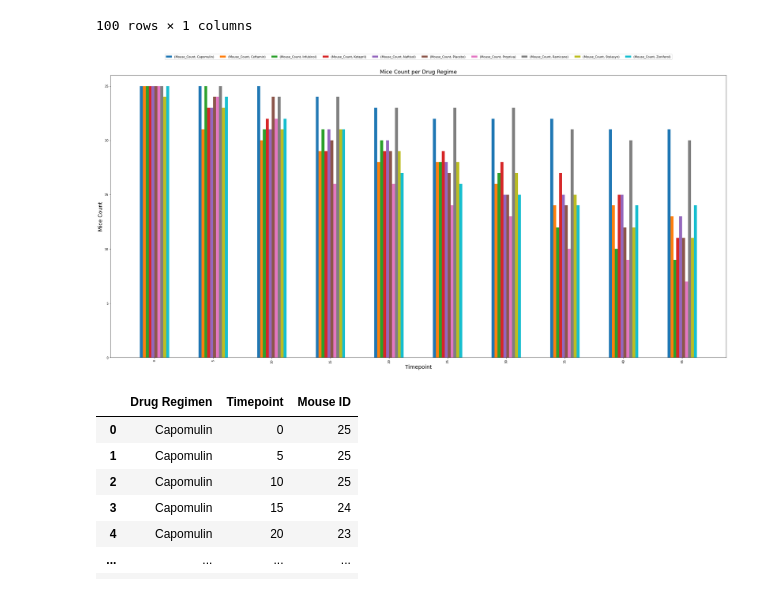
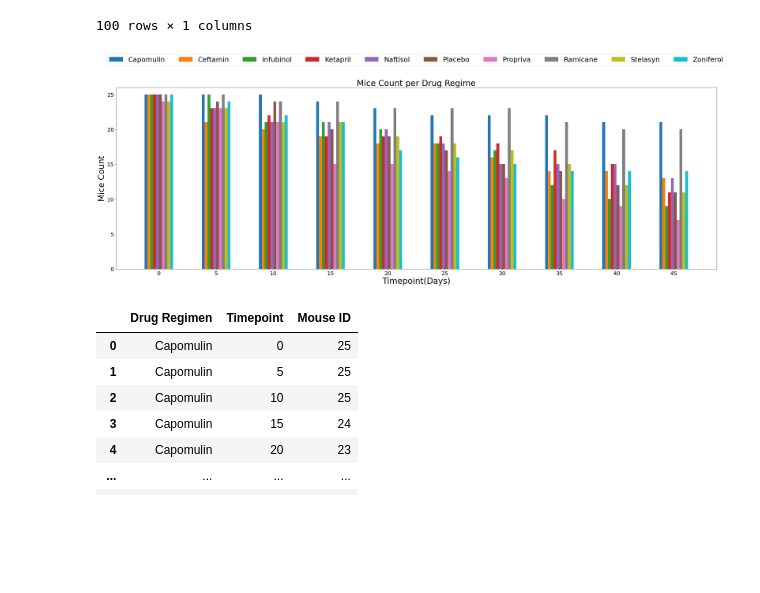
Before and after one commit to Mlara73/Pymaceuticals-Visualization, a Jupyter notebook: Pymaceuticals/pymaceuticals_starter.ipynb, the cells around one changed output. Cells and saved outputs as stored; diff of their text form; code cells hidden in the pictures; blank space fills up the shorter version.

Commit message:
Creating Bar Charts

```diff
--- a/Pymaceuticals/pymaceuticals_starter.ipynb
+++ b/Pymaceuticals/pymaceuticals_starter.ipynb
@@ -57,7 +57,7 @@ duplicate_mouse
 | 917 | g989 | Propriva | Female | 21 | 26 | 20 | 54.657650 | ... |
 # %%
 # Create a clean DataFrame by dropping the duplicate mouse by its ID.
-clean_mouse_df= combined_results.drop_duplicates(["Mouse ID","Timepoint"],keep="first")
+clean_mouse_df= combined_results.drop_duplicates(["Mouse ID","Timepoint"],keep=False)
 clean_mouse_df.head()
 # %% [output]
 |  | Mouse ID | Drug Regimen | Sex | Age_months | Weight (g) | Timepoint | Tumor Volume (mm3) | ... |
@@ -148,18 +148,21 @@ mice_bar_counts_df
 100 rows × 1 columns
 # %%
 # Generate a bar plot showing the number of mice per time point for each treatment throughout the course of the study using pandas.
-mice_bar_counts_df.unstack(0).plot(kind="bar",figsize=(30,15))
-plt.legend(loc="lower center",bbox_to_anchor=(0.5,1.05),ncol=10,fancybox=True)
-plt.title("Mice Count per Drug Regime",fontsize=18)
-plt.ylabel("Mice Count",fontsize=18)
-plt.xlabel("Timepoint",fontsize=18)
+labels= mice_bar_counts_df.index.get_level_values(0).unique()
+mice_bar_counts_df.unstack(0).plot(kind="bar",figsize=(35,12))
+plt.legend(loc="lower center",bbox_to_anchor=(0.5,1.1),ncol=10,fancybox=True,fontsize=25,labels=labels)
+plt.title("Mice Count per Drug Regime",fontsize=30)
+plt.ylabel("Mice Count",fontsize=30)
+plt.xlabel("Timepoint(Days)",fontsize=30)
 plt.xlim(-0.75,len(mice_bar_counts_df)/10-0.25)
 unique_mice_count= mice_bar_counts_df["Mouse_Count"].unique()
+plt.tick_params(axis="y",labelsize=20)
+plt.tick_params(axis="x",labelsize=20,rotation=0)
 plt.ylim(0,len(unique_mice_count)+8)
 plt.tight_layout()
 plt.show()
 # %% [output]
-[figure, old version]
+[figure, new version]
 # %%
 mice_bar_df= mice_bar_analysis["Mouse ID"].count()
 mice_bar_df= mice_bar_df.reset_index()
```
Also changed, not shown: parts of 14 cells of this notebook, 1 other file.
